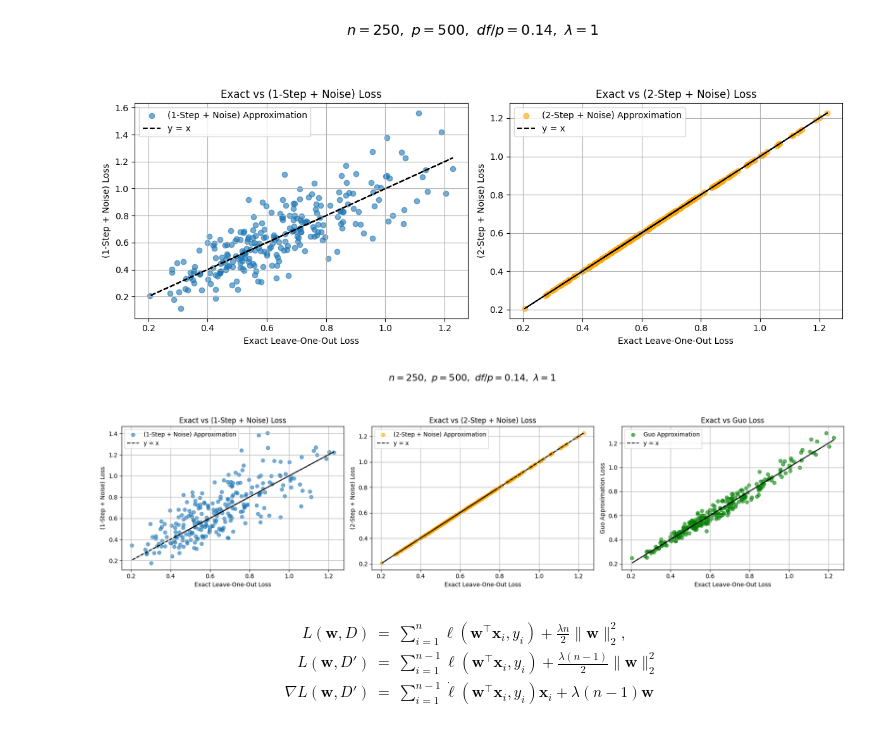
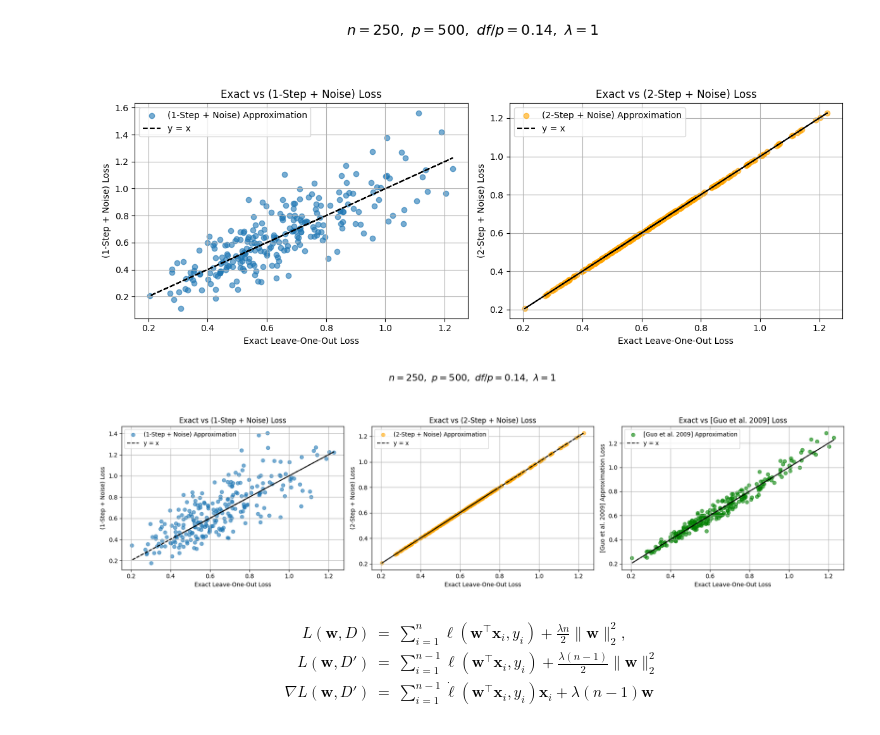
Before and after one commit to RadSpiral/certified_machine_unlearning, a Jupyter notebook: Figure_1_new_logistic_ridge_n_p_scaling.ipynb, the cells around one changed output. Saved outputs shown, nothing was run; the diff lists cells and outputs as text; code cells hidden in the pictures.

```diff
--- a/Figure_1_new_logistic_ridge_n_p_scaling.ipynb
+++ b/Figure_1_new_logistic_ridge_n_p_scaling.ipynb
@@ -473,35 +473,35 @@ plt.plot(loss_hat, loss_hat, 'k--', label="y = x")
 plt.xlabel("Exact Leave-One-Out Loss")
 plt.ylabel("(1-Step + Noise) Loss")
 plt.title("Exact vs (1-Step + Noise) Loss")
 plt.legend()
 plt.grid(True)
 
 # 2-Step
 plt.subplot(1, 3, 2)
 plt.scatter(loss_hat, loss_tilde_2, alpha=0.6, color='orange', label="(2-Step + Noise) Approximation")
 plt.plot(loss_hat, loss_hat, 'k--', label="y = x")
 plt.xlabel("Exact Leave-One-Out Loss")
 plt.ylabel("(2-Step + Noise) Loss")
 plt.title("Exact vs (2-Step + Noise) Loss")
 plt.legend()
 plt.grid(True)
 
 # Guo Approximation
 plt.subplot(1, 3, 3)
 plt.scatter(loss_hat, loss_Guo, alpha=0.6, color='green', label="[Guo et al. 2009] Approximation")
 plt.plot(loss_hat, loss_hat, 'k--', label="y = x")
 plt.xlabel("Exact Leave-One-Out Loss")
 plt.ylabel("[Guo et al. 2009] Approximation Loss")
-plt.title("Exact vs Guo Loss")
+plt.title("Exact vs [Guo et al. 2009] Loss")
 plt.legend()
 plt.grid(True)
 
 # Title
 plt.suptitle(rf'$n = {n},\ p = {p},\ df/p = {tr_H:.2f},\ \lambda = {lambda_}$', fontsize=16, y=1.05)
 plt.tight_layout(rect=[0, 0, 1, 0.95])
 plt.show()
 # %% [output]
-[figure, old version]
+[figure, new version]
 # %% [markdown]
 \begin{eqnarray*}
 L(\mathbf{w}, D) &=& \sum_{i=1}^{n} \ell(\mathbf{w}^{\top} \mathbf{x}_i, y_i) + \frac{\lambda n}{2} \|\mathbf{w}\|_2^2,
```
